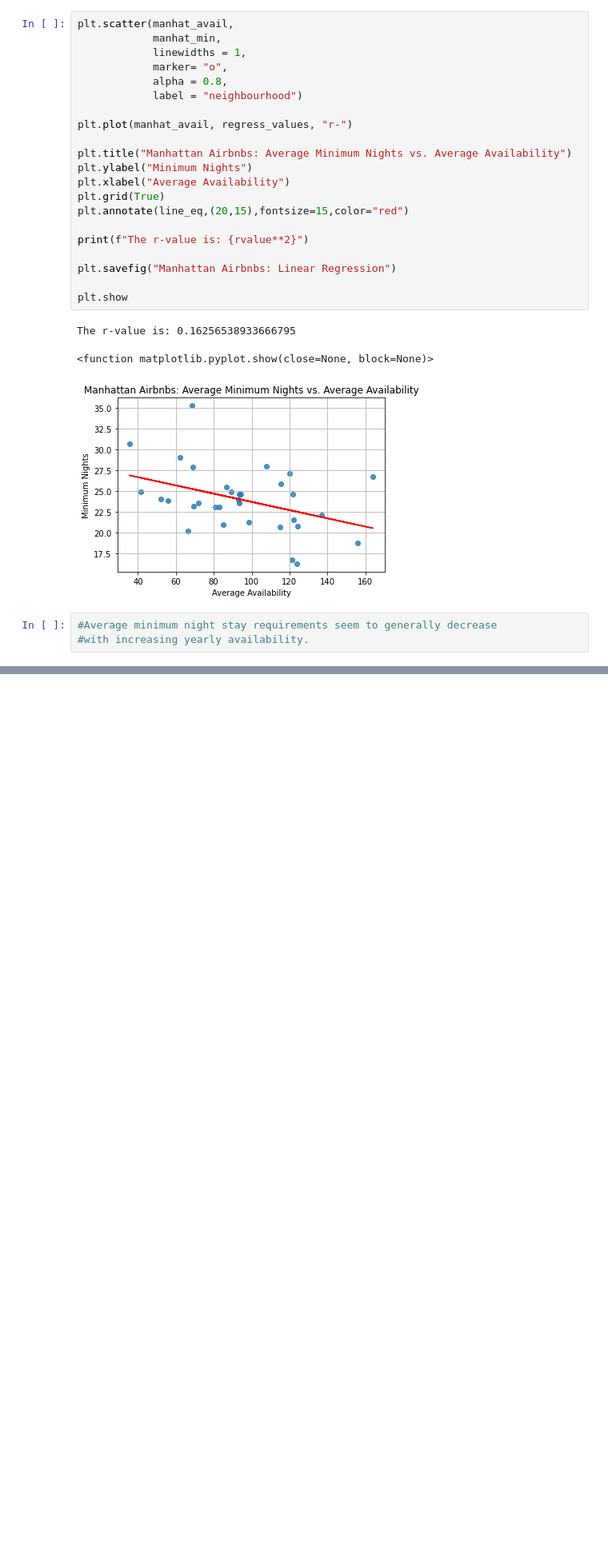
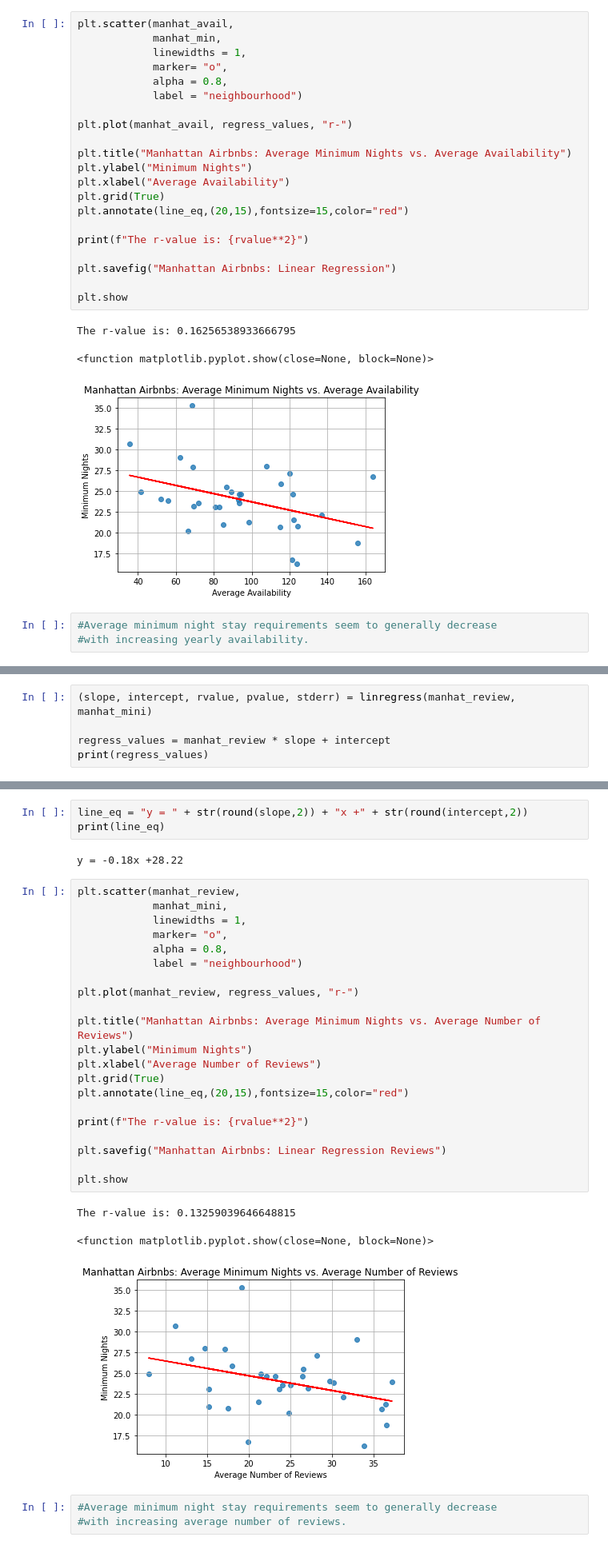
Before and after one commit to MWilliamsDP/ProjectOne, a Jupyter notebook: BookingsPy/Bookings.ipynb, the cells around one changed output, grey strips where cells are left out. Shown at 80% size. Saved outputs shown, nothing was run; the diff lists cells and outputs as text; blank space fills up the shorter version.

```diff
--- a/BookingsPy/Bookings.ipynb
+++ b/BookingsPy/Bookings.ipynb
@@ -278,0 +338,5 @@ The r-value is: 0.16256538933666795
+# %%
+(slope, intercept, rvalue, pvalue, stderr) = linregress(manhat_review, manhat_mini)
+
+regress_values = manhat_review * slope + intercept
+print(regress_values)
@@ -278,0 +361,33 @@ The r-value is: 0.16256538933666795
+# %%
+line_eq = "y = " + str(round(slope,2)) + "x +" + str(round(intercept,2))
+print(line_eq)
+# %% [output]
+y = -0.18x +28.22
+# %%
+plt.scatter(manhat_review,
+            manhat_mini,
+            linewidths = 1,
+            marker= "o",
+            alpha = 0.8,
+            label = "neighbourhood")
+
+plt.plot(manhat_review, regress_values, "r-")
+
+plt.title("Manhattan Airbnbs: Average Minimum Nights vs. Average Number of Reviews")
+plt.ylabel("Minimum Nights")
+plt.xlabel("Average Number of Reviews")
+plt.grid(True)
+plt.annotate(line_eq,(20,15),fontsize=15,color="red")
+
+print(f"The r-value is: {rvalue**2}")
+
+plt.savefig("Manhattan Airbnbs: Linear Regression Reviews")
+
+plt.show
+# %% [output]
+The r-value is: 0.13259039646648815
+<function matplotlib.pyplot.show(close=None, block=None)>
+[figure, added]
+# %%
+#Average minimum night stay requirements seem to generally decrease
+#with increasing average number of reviews.
```
Also changed, not shown: parts of 6 cells of this notebook, 1 other file.
